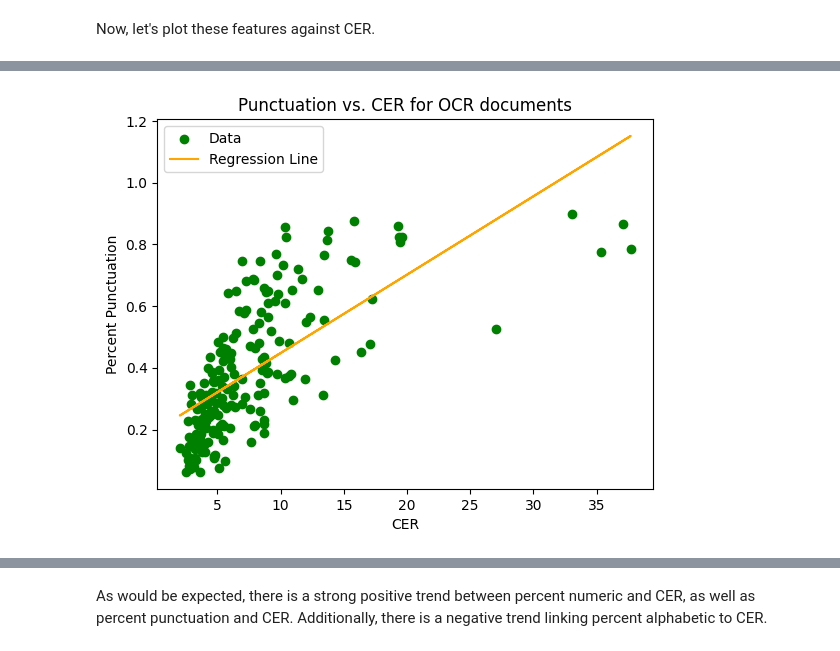
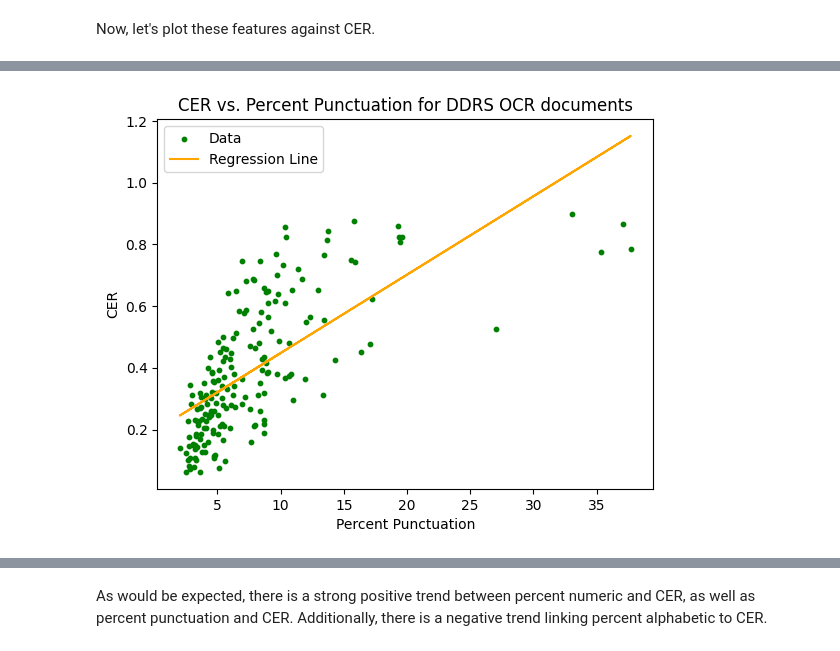
Before and after one commit to larakaracasu/HL-Spring-24, a Jupyter notebook: analyses/alphanumeric_features_eda.ipynb, the cells around one changed output, grey strips where cells are left out. Cells and saved outputs as stored; diff of their text form; code cells hidden in the pictures.

```diff
--- a/analyses/alphanumeric_features_eda.ipynb
+++ b/analyses/alphanumeric_features_eda.ipynb
@@ -125,14 +124,14 @@ Covariance Type:            nonrobust
 Notes:
 [1] Standard Errors assume that the covariance matrix of the errors is correctly specified.
 # %%
-plt.scatter(X, Y, color='green', label='Data')
+plt.scatter(X, Y, color='green', label='Data', s=10)
 plt.plot(X, model_punctuation.predict(X_const), color='orange', label='Regression Line')
-plt.xlabel('CER')
-plt.ylabel('Percent Punctuation')
-plt.title('Punctuation vs. CER for OCR documents')
+plt.xlabel('Percent Punctuation')
+plt.ylabel('CER')
+plt.title('CER vs. Percent Punctuation for DDRS OCR documents')
 plt.legend();
 # %% [output]
-[figure, old version]
+[figure, new version]
 # %%
 X = df['percent_numeric']
 X_const = sm.add_constant(X)  # add constant term
```
Also changed, not shown: parts of 5 cells of this notebook, 44 other files.
